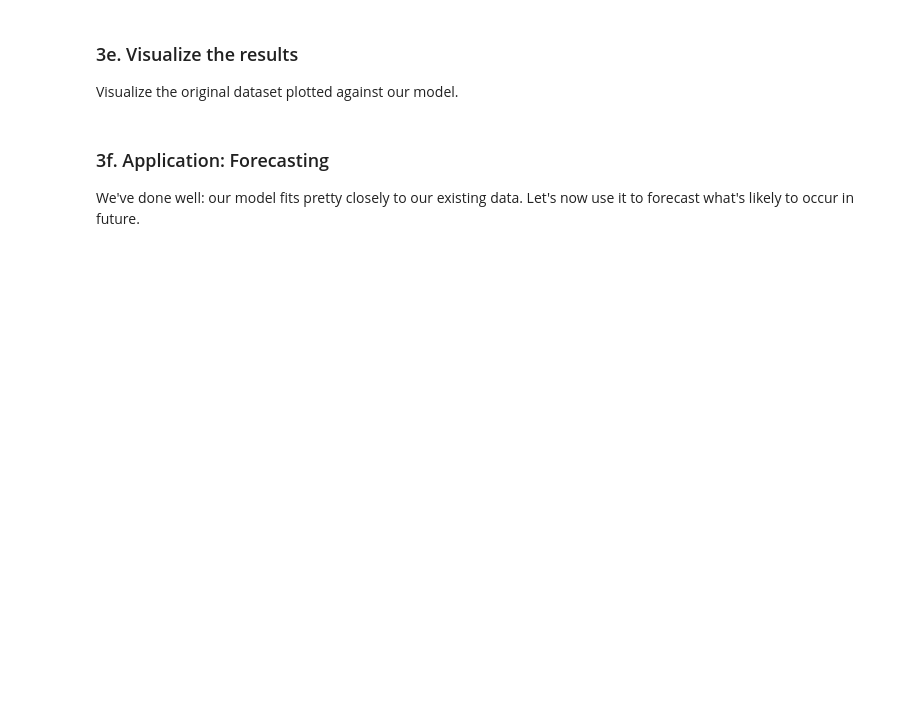
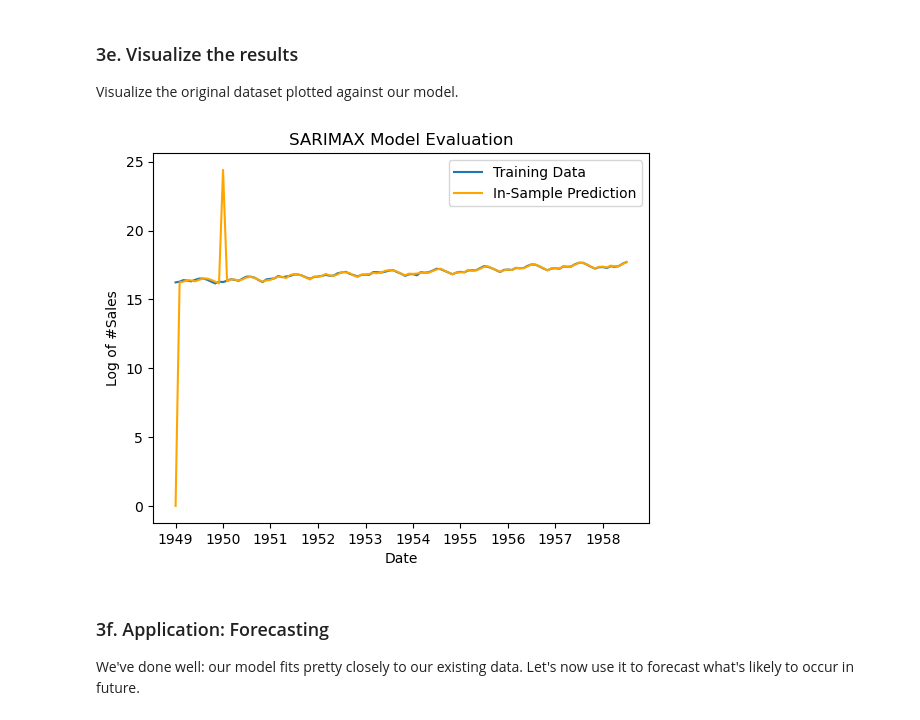
Before and after one commit to hao-udoin/Springboard-data-science, a Jupyter notebook: 20.1 Time Series/Cowboy Cigarettes Case Study - Tier 3.ipynb, the cells around one changed output. Cells and saved outputs as stored; diff of their text form; code cells hidden in the pictures; blank space fills up the shorter version.

```diff
--- a/20.1 Time Series/Cowboy Cigarettes Case Study - Tier 3.ipynb
+++ b/20.1 Time Series/Cowboy Cigarettes Case Study - Tier 3.ipynb
@@ -499,23 +528,20 @@ _ _ _
 ### 3e. Visualize the results
 
 Visualize the original dataset plotted against our model.
+# %%
+# Make in-sample prediction
+prediction = SARIMA_model_fit.predict()
 # %%
 # Create a plot to compare the forecast with the actual test data
-plt.figure(figsize=(14,7))
-plt.plot(train['births'], label='Training Data')
-plt.plot(test['births'], label='Actual Data', color='orange')
-plt.plot(test_forecast_series, label='Forecasted Data', color='green')
-plt.fill_between(test.index,
-                 test_forecast.conf_int().iloc[:, 0],
-                 test_forecast.conf_int().iloc[:, 1],
-                 color='k', alpha=.15)
-plt.title('ARIMA Model Evaluation')
+plt.plot(train, label='Training Data')
+plt.plot(prediction, label='In-Sample Prediction', color='orange')
+plt.title('SARIMAX Model Evaluation')
 plt.xlabel('Date')
-plt.ylabel('Number of Births')
+plt.ylabel('Log of #Sales')
 plt.legend()
 plt.show()
-
-print('RMSE:', rmse)
+# %% [output]
+[figure, added]
 # %% [markdown]
 ### 3f. Application: Forecasting
 
```
Also changed, not shown: parts of 14 cells of this notebook, 1 other file.
